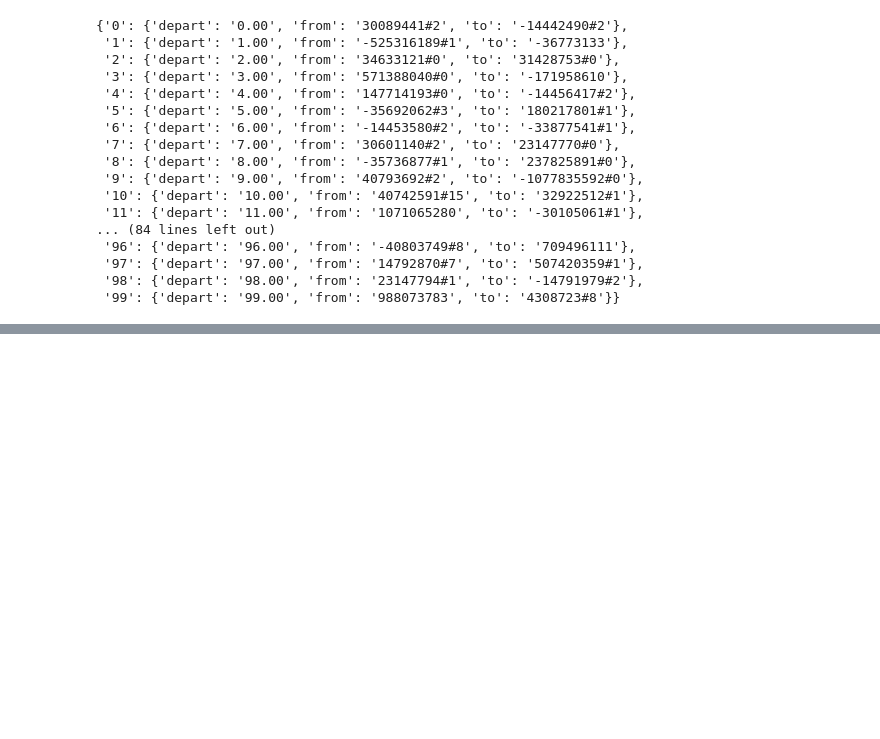
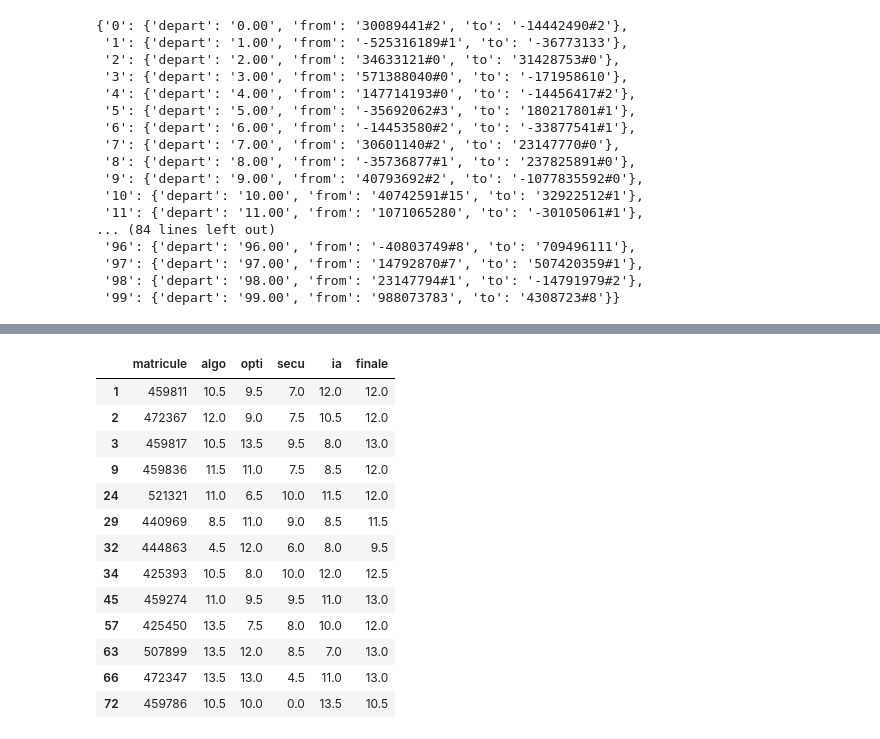
Before and after one commit to amanzer/sumo-simulation, a Jupyter notebook: data_analysis.ipynb, the cells around one changed output, grey strips where cells are left out. Drawn from its saved outputs; the diff is of its cells as text; code cells hidden in the pictures; blank space fills up the shorter version.

```diff
--- a/data_analysis.ipynb
+++ b/data_analysis.ipynb
@@ -180,0 +226,17 @@ data
+# %%
+df[df["finale"].le(13)]
+# %% [output]
+|  | matricule | algo | opti | secu | ia | finale |
+| 1 | 459811 | 10.5 | 9.5 | 7.0 | 12.0 | 12.0 |
+| 2 | 472367 | 12.0 | 9.0 | 7.5 | 10.5 | 12.0 |
+| 3 | 459817 | 10.5 | 13.5 | 9.5 | 8.0 | 13.0 |
+| 9 | 459836 | 11.5 | 11.0 | 7.5 | 8.5 | 12.0 |
+| 24 | 521321 | 11.0 | 6.5 | 10.0 | 11.5 | 12.0 |
+| 29 | 440969 | 8.5 | 11.0 | 9.0 | 8.5 | 11.5 |
+| 32 | 444863 | 4.5 | 12.0 | 6.0 | 8.0 | 9.5 |
+| 34 | 425393 | 10.5 | 8.0 | 10.0 | 12.0 | 12.5 |
+| 45 | 459274 | 11.0 | 9.5 | 9.5 | 11.0 | 13.0 |
+| 57 | 425450 | 13.5 | 7.5 | 8.0 | 10.0 | 12.0 |
+| 63 | 507899 | 13.5 | 12.0 | 8.5 | 7.0 | 13.0 |
+| 66 | 472347 | 13.5 | 13.0 | 4.5 | 11.0 | 13.0 |
+| 72 | 459786 | 10.5 | 10.0 | 0.0 | 13.5 | 10.5 |
```
Also changed, not shown: parts of 28 cells of this notebook.
